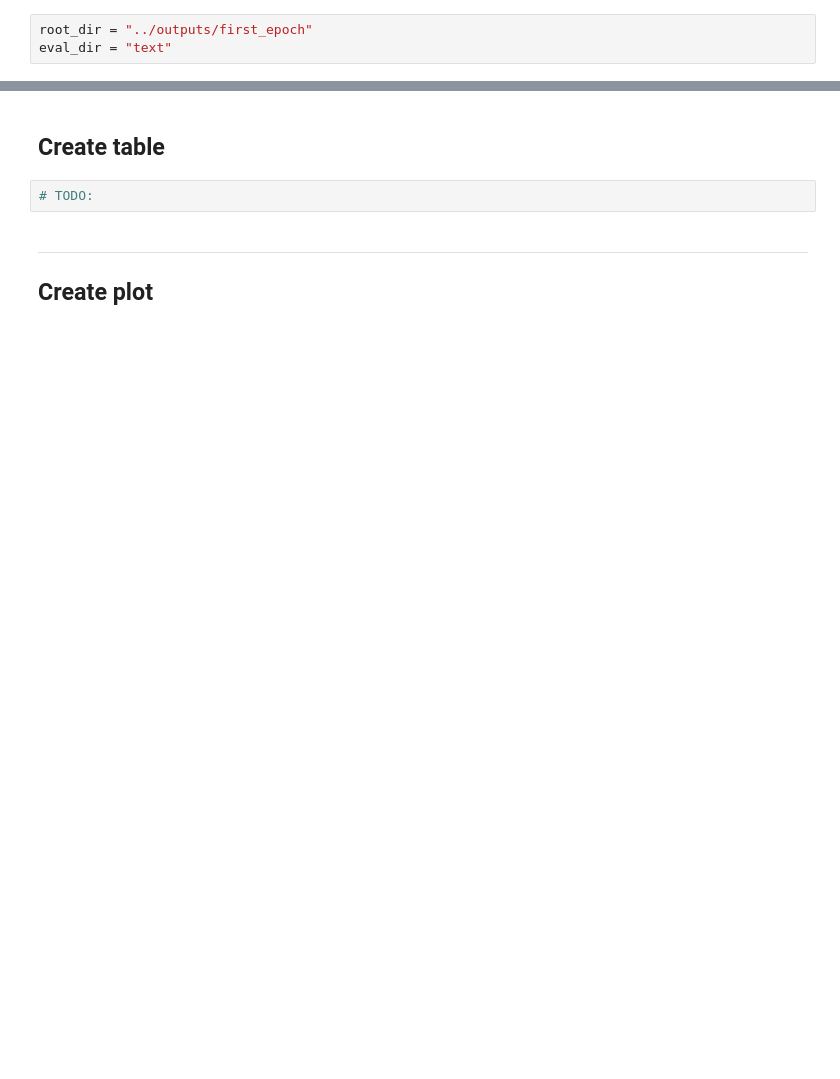
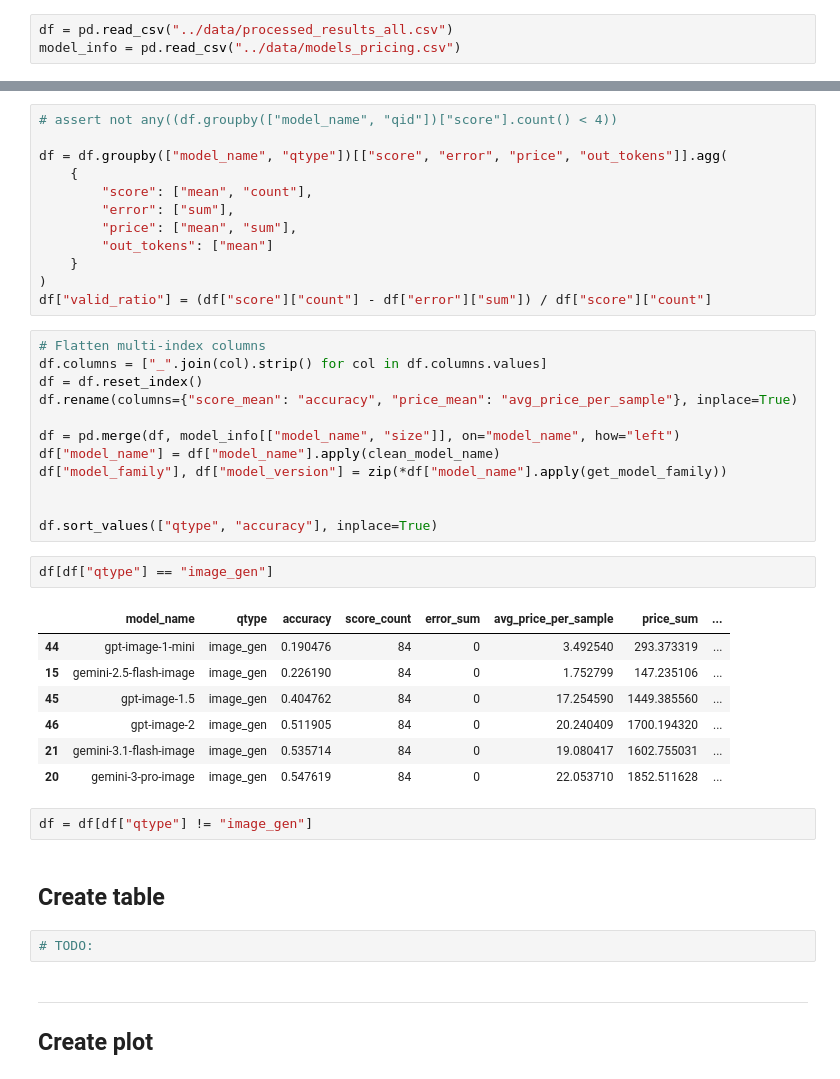
Before and after one commit to matteosantelmo/reasoning-blind-spots, a Jupyter notebook: notebooks/analysis.ipynb, the cells around one changed output, grey strips where cells are left out. Drawn from its saved outputs; the diff is of its cells as text; blank space fills up the shorter version.

Commit message:
- cleaning old validation - updated eval outs, model pricing, xlsx dataset, added results csv file with all generations grades - updated notebooks for gathering results and conducting analysis

```diff
--- a/notebooks/analysis.ipynb
+++ b/notebooks/analysis.ipynb
@@ -18,5 +12,5 @@ model_info = pd.read_csv("../data/models_pricing.csv")
 # %%
-root_dir = "../outputs/first_epoch"
-eval_dir = "text"
+df = pd.read_csv("../data/processed_results_all.csv")
+model_info = pd.read_csv("../data/models_pricing.csv")
 # %%
 def clean_model_name(model_name: str) -> str:
@@ -175,3 +62,39 @@ for model_dir in os.listdir(os.path.join(root_dir, eval_dir)):
+# %%
+# assert not any((df.groupby(["model_name", "qid"])["score"].count() < 4))
+
+df = df.groupby(["model_name", "qtype"])[["score", "error", "price", "out_tokens"]].agg(
+	{
+		"score": ["mean", "count"],
+		"error": ["sum"],
+		"price": ["mean", "sum"],
+		"out_tokens": ["mean"]
+	}
+)
+df["valid_ratio"] = (df["score"]["count"] - df["error"]["sum"]) / df["score"]["count"]
+# %%
+# Flatten multi-index columns
+df.columns = ["_".join(col).strip() for col in df.columns.values]
+df = df.reset_index()
+df.rename(columns={"score_mean": "accuracy", "price_mean": "avg_price_per_sample"}, inplace=True)
+
+df = pd.merge(df, model_info[["model_name", "size"]], on="model_name", how="left")
+df["model_name"] = df["model_name"].apply(clean_model_name)
+df["model_family"], df["model_version"] = zip(*df["model_name"].apply(get_model_family))
+
+
+df.sort_values(["qtype", "accuracy"], inplace=True)
+# %%
+df[df["qtype"] == "image_gen"]
+# %% [output]
+|  | model_name | qtype | accuracy | score_count | error_sum | avg_price_per_sample | price_sum | ... |
+| 44 | gpt-image-1-mini | image_gen | 0.190476 | 84 | 0 | 3.492540 | 293.373319 | ... |
+| 15 | gemini-2.5-flash-image | image_gen | 0.226190 | 84 | 0 | 1.752799 | 147.235106 | ... |
+| 45 | gpt-image-1.5 | image_gen | 0.404762 | 84 | 0 | 17.254590 | 1449.385560 | ... |
+| 46 | gpt-image-2 | image_gen | 0.511905 | 84 | 0 | 20.240409 | 1700.194320 | ... |
+| 21 | gemini-3.1-flash-image | image_gen | 0.535714 | 84 | 0 | 19.080417 | 1602.755031 | ... |
+| 20 | gemini-3-pro-image | image_gen | 0.547619 | 84 | 0 | 22.053710 | 1852.511628 | ... |
+# %%
+df = df[df["qtype"] != "image_gen"]
 # %% [markdown]
 ## Create table
 # %%
```
Also changed, not shown: parts of 7 cells of this notebook, 58 other files.
